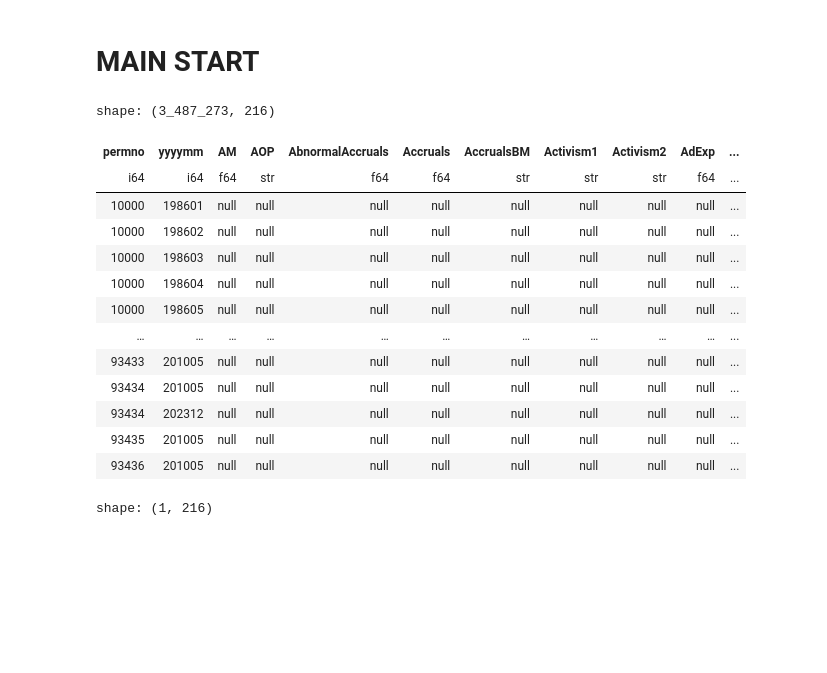
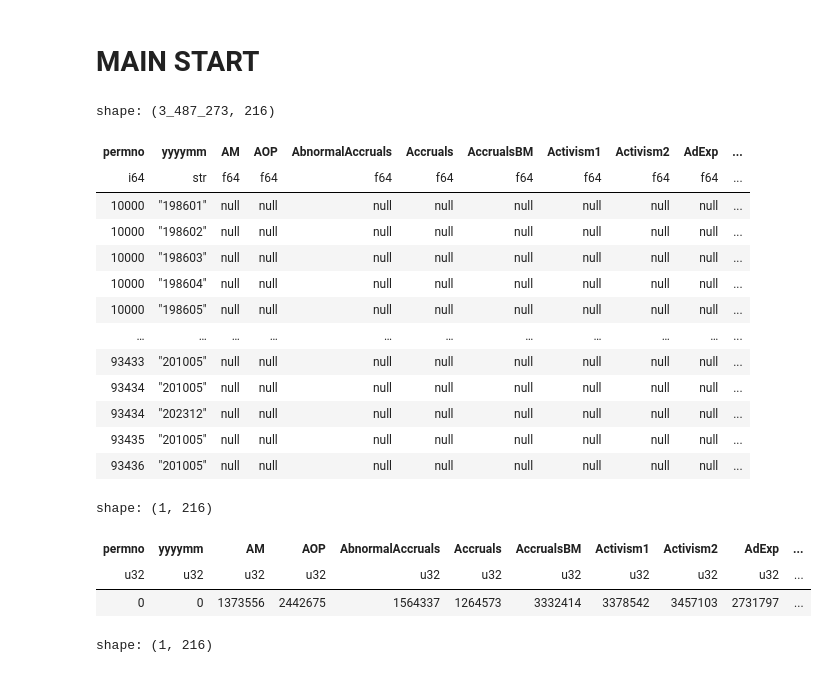
Before and after one commit to NicolasAlmerge/FIN407FinalProject, a Jupyter notebook: Predictors.ipynb, the cells around one changed output. Cells and saved outputs as stored; diff of their text form; code cells hidden in the pictures; blank space fills up the shorter version.

```diff
--- a/Predictors.ipynb
+++ b/Predictors.ipynb
@@ -265,24 +264,31 @@ shape: (1_183_286, 8)
 # %% [markdown]
 # MAIN START
 # %%
-full_data = pl.read_csv(get_data_file_path("COMPLETE_DATASET.csv"))
+full_data = pl.read_csv(get_data_file_path("COMPLETE_DATASET.csv"), dtypes=ALL_DATA_ENTRY_SCHEMA)
 # %%
 full_data
 # %% [output]
 shape: (3_487_273, 216)
 | permno | yyyymm | AM | AOP | AbnormalAccruals | Accruals | AccrualsBM | Activism1 | Activism2 | AdExp | ... |
-| i64 | i64 | f64 | str | f64 | f64 | str | str | str | f64 | ... |
-| 10000 | 198601 | null | null | null | null | null | null | null | null | ... |
-| 10000 | 198602 | null | null | null | null | null | null | null | null | ... |
-| 10000 | 198603 | null | null | null | null | null | null | null | null | ... |
-| 10000 | 198604 | null | null | null | null | null | null | null | null | ... |
-| 10000 | 198605 | null | null | null | null | null | null | null | null | ... |
+| i64 | str | f64 | f64 | f64 | f64 | f64 | f64 | f64 | f64 | ... |
+| 10000 | "198601" | null | null | null | null | null | null | null | null | ... |
+| 10000 | "198602" | null | null | null | null | null | null | null | null | ... |
+| 10000 | "198603" | null | null | null | null | null | null | null | null | ... |
+| 10000 | "198604" | null | null | null | null | null | null | null | null | ... |
+| 10000 | "198605" | null | null | null | null | null | null | null | null | ... |
 | … | … | … | … | … | … | … | … | … | … | ... |
-| 93433 | 201005 | null | null | null | null | null | null | null | null | ... |
-| 93434 | 201005 | null | null | null | null | null | null | null | null | ... |
-| 93434 | 202312 | null | null | null | null | null | null | null | null | ... |
-| 93435 | 201005 | null | null | null | null | null | null | null | null | ... |
-| 93436 | 201005 | null | null | null | null | null | null | null | null | ... |
+| 93433 | "201005" | null | null | null | null | null | null | null | null | ... |
+| 93434 | "201005" | null | null | null | null | null | null | null | null | ... |
+| 93434 | "202312" | null | null | null | null | null | null | null | null | ... |
+| 93435 | "201005" | null | null | null | null | null | null | null | null | ... |
+| 93436 | "201005" | null | null | null | null | null | null | null | null | ... |
+# %%
+full_data.null_count()
+# %% [output]
+shape: (1, 216)
+| permno | yyyymm | AM | AOP | AbnormalAccruals | Accruals | AccrualsBM | Activism1 | Activism2 | AdExp | ... |
+| u32 | u32 | u32 | u32 | u32 | u32 | u32 | u32 | u32 | u32 | ... |
+| 0 | 0 | 1373556 | 2442675 | 1564337 | 1264573 | 3332414 | 3378542 | 3457103 | 2731797 | ... |
 # %%
 # Get number of non-null elements
 full_data.count() / len(full_data)
```
Also changed, not shown: parts of 2 cells of this notebook.
